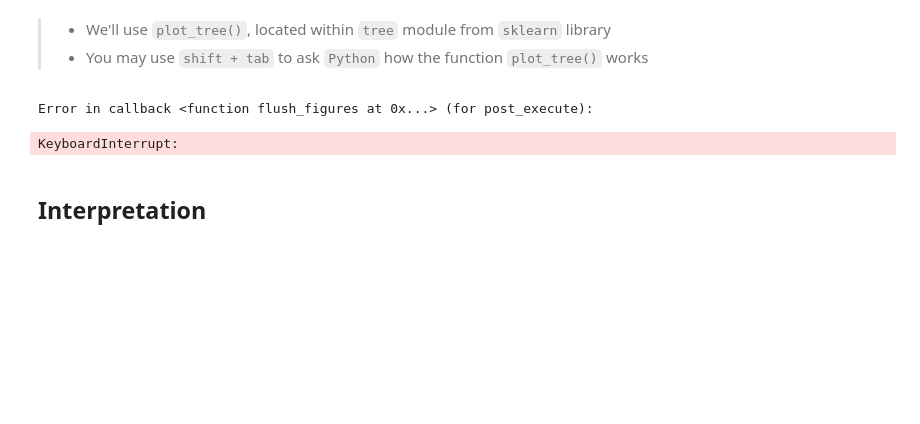
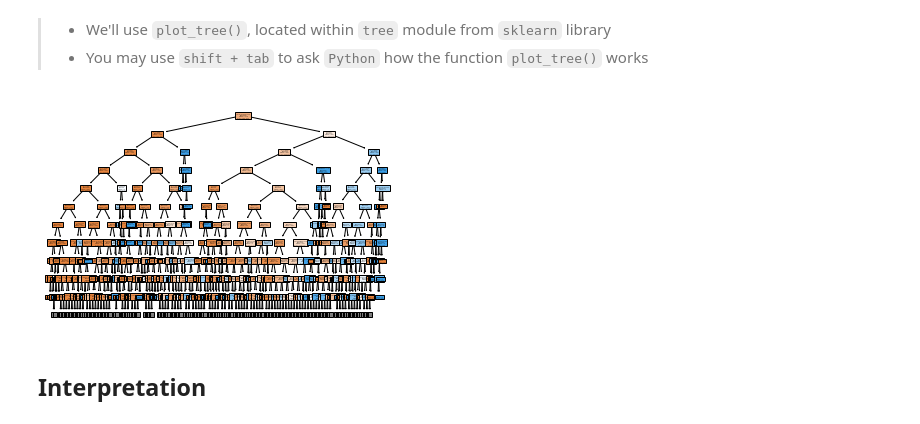
Before and after one commit to frands97/machine-learning-program, a Jupyter notebook: II Machine Learning & Deep Learning/#08. Hyperparameter Tuning with Cross Validation/08practice.ipynb, the cells around one changed output. Saved outputs shown, nothing was run; the diff lists cells and outputs as text; code cells hidden in the pictures; blank space fills up the shorter version.

```diff
--- a/II Machine Learning & Deep Learning/#08. Hyperparameter Tuning with Cross Validation/08practice.ipynb
+++ b/II Machine Learning & Deep Learning/#08. Hyperparameter Tuning with Cross Validation/08practice.ipynb
@@ -145,10 +145,9 @@ dt.score(X_test, y_test)
 from sklearn import tree
 from sklearn.tree import plot_tree
 # %%
-plot_tree(decision_tree=dt, feature_names=X.columns, filled=True);
+plot_tree(decision_tree=dt, feature_names=X.columns, filled=True, max_depth=10);
 # %% [output]
-Error in callback <function flush_figures at 0x...> (for post_execute):
-KeyboardInterrupt:
+[figure, added]
 # %% [markdown]
 ## Interpretation
 # %% [markdown]
```
Also changed, not shown: parts of 19 cells of this notebook, 5 other files.
